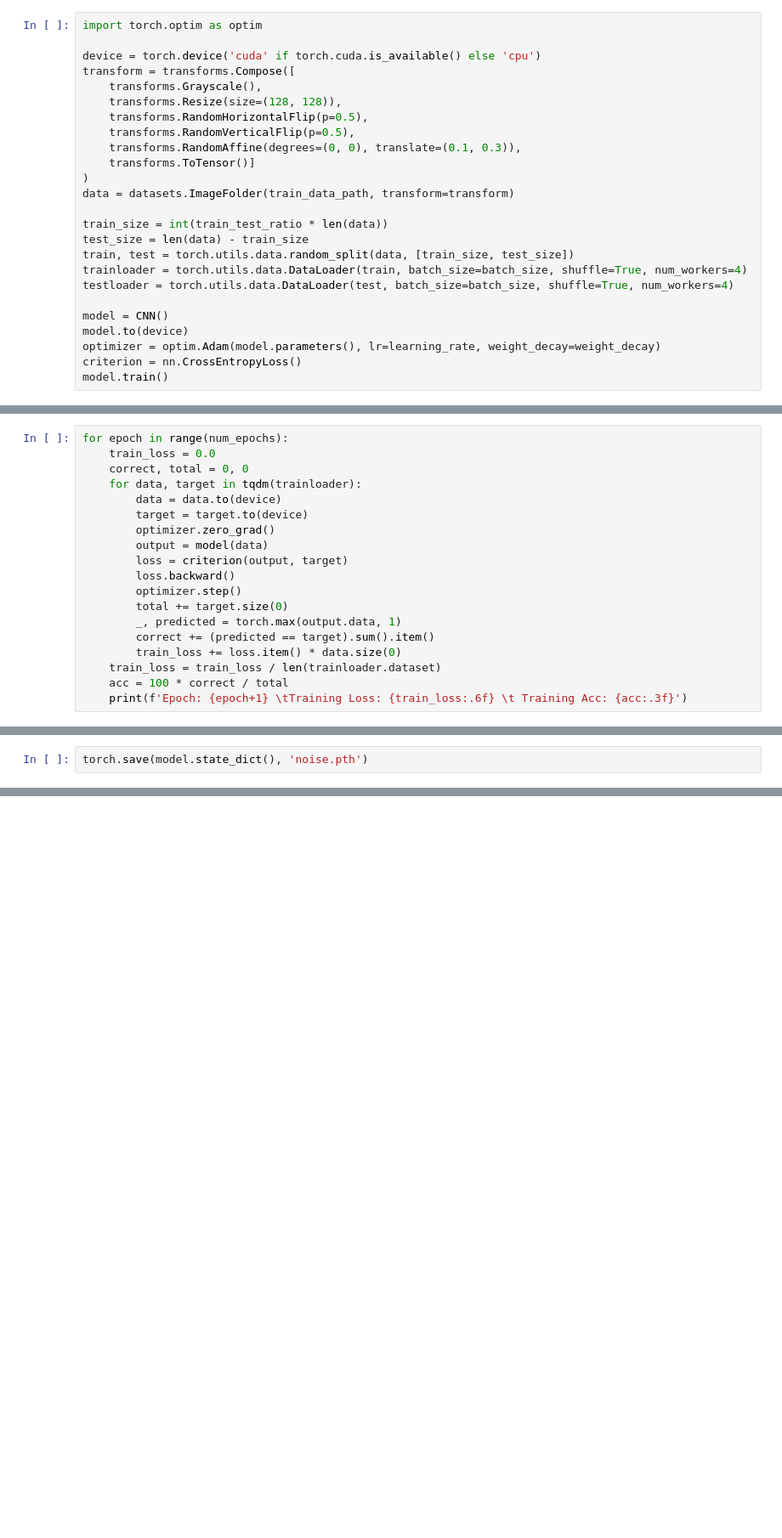
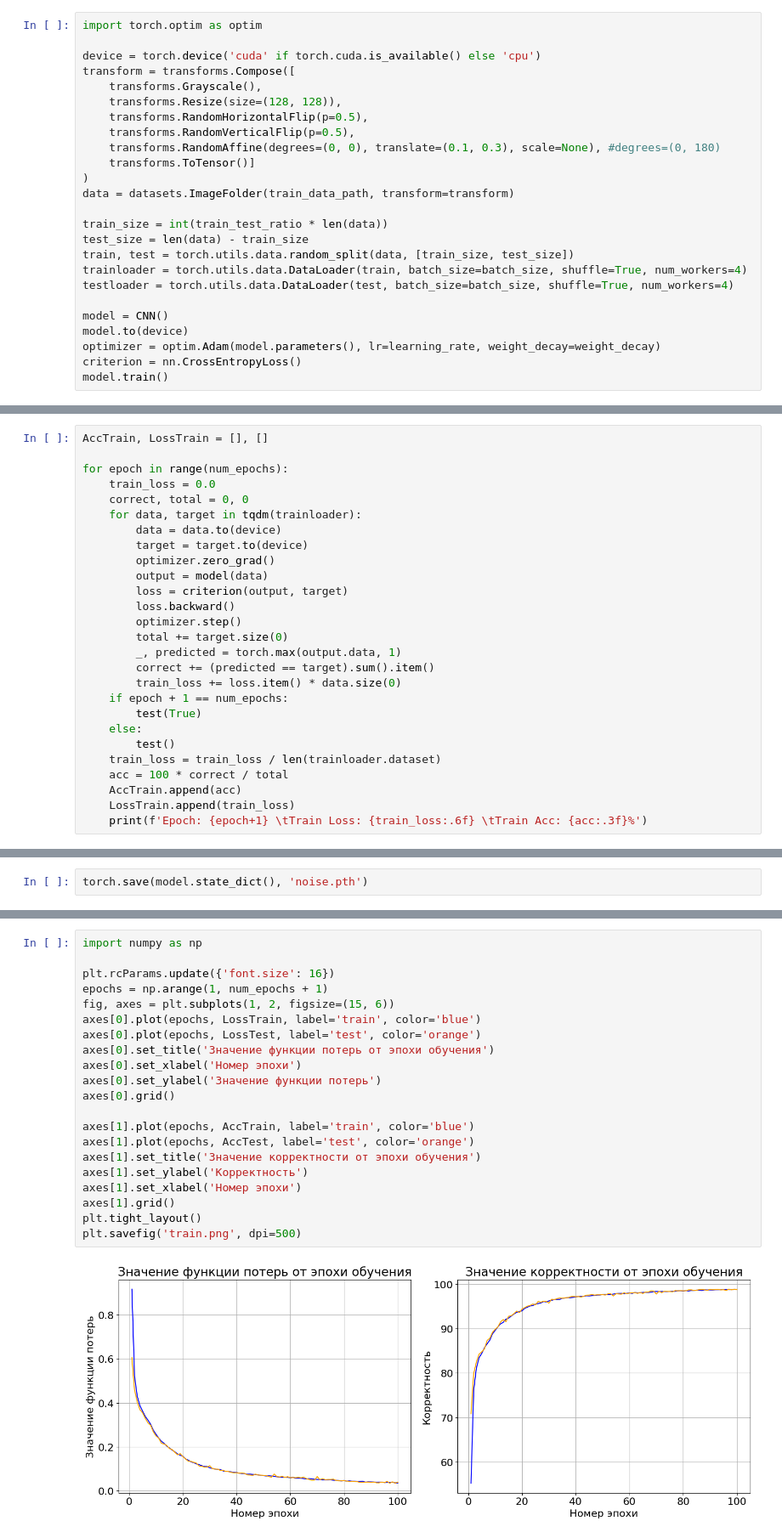
Before and after one commit to dimicorn/astrogeo_image_classifier, a Jupyter notebook: astrogeowithnoise.ipynb, the cells around one changed output, grey strips where cells are left out. Shown: that part at 85% size. Saved outputs shown, nothing was run; the diff lists cells and outputs as text; blank space fills up the shorter version.

Commit message:
Test Loss

```diff
--- a/astrogeowithnoise.ipynb
+++ b/astrogeowithnoise.ipynb
@@ -58,7 +58,7 @@ transform = transforms.Compose([
     transforms.Resize(size=(128, 128)),
     transforms.RandomHorizontalFlip(p=0.5),
     transforms.RandomVerticalFlip(p=0.5),
-    transforms.RandomAffine(degrees=(0, 0), translate=(0.1, 0.3)),
+    transforms.RandomAffine(degrees=(0, 0), translate=(0.1, 0.3), scale=None), #degrees=(0, 180)
     transforms.ToTensor()]
 )
 data = datasets.ImageFolder(train_data_path, transform=transform)
@@ -77,4 +112,6 @@ model.train()
 # %%
+AccTrain, LossTrain = [], []
+
 for epoch in range(num_epochs):
     train_loss = 0.0
     correct, total = 0, 0
@@ -90,6 +127,12 @@ for epoch in range(num_epochs):
         _, predicted = torch.max(output.data, 1)
         correct += (predicted == target).sum().item()
         train_loss += loss.item() * data.size(0)
+    if epoch + 1 == num_epochs:
+        test(True)
+    else:
+        test()
     train_loss = train_loss / len(trainloader.dataset)
     acc = 100 * correct / total
-    print(f'Epoch: {epoch+1} \tTraining Loss: {train_loss:.6f} \t Training Acc: {acc:.3f}')
+    AccTrain.append(acc)
+    LossTrain.append(train_loss)
+    print(f'Epoch: {epoch+1} \tTrain Loss: {train_loss:.6f} \tTrain Acc: {acc:.3f}%')
@@ -202,0 +267,23 @@ plt.savefig('histogram.png', dpi=500)
+# %%
+import numpy as np
+
+plt.rcParams.update({'font.size': 16})
+epochs = np.arange(1, num_epochs + 1)
+fig, axes = plt.subplots(1, 2, figsize=(15, 6))
+axes[0].plot(epochs, LossTrain, label='train', color='blue')
+axes[0].plot(epochs, LossTest, label='test', color='orange')
+axes[0].set_title('Значение функции потерь от эпохи обучения')
+axes[0].set_xlabel('Номер эпохи')
+axes[0].set_ylabel('Значение функции потерь')
+axes[0].grid()
+
+axes[1].plot(epochs, AccTrain, label='train', color='blue')
+axes[1].plot(epochs, AccTest, label='test', color='orange')
+axes[1].set_title('Значение корректности от эпохи обучения')
+axes[1].set_ylabel('Корректность')
+axes[1].set_xlabel('Номер эпохи')
+axes[1].grid()
+plt.tight_layout()
+plt.savefig('train.png', dpi=500)
+# %% [output]
+[figure, added]
```
Also changed, not shown: parts of 6 cells of this notebook.
